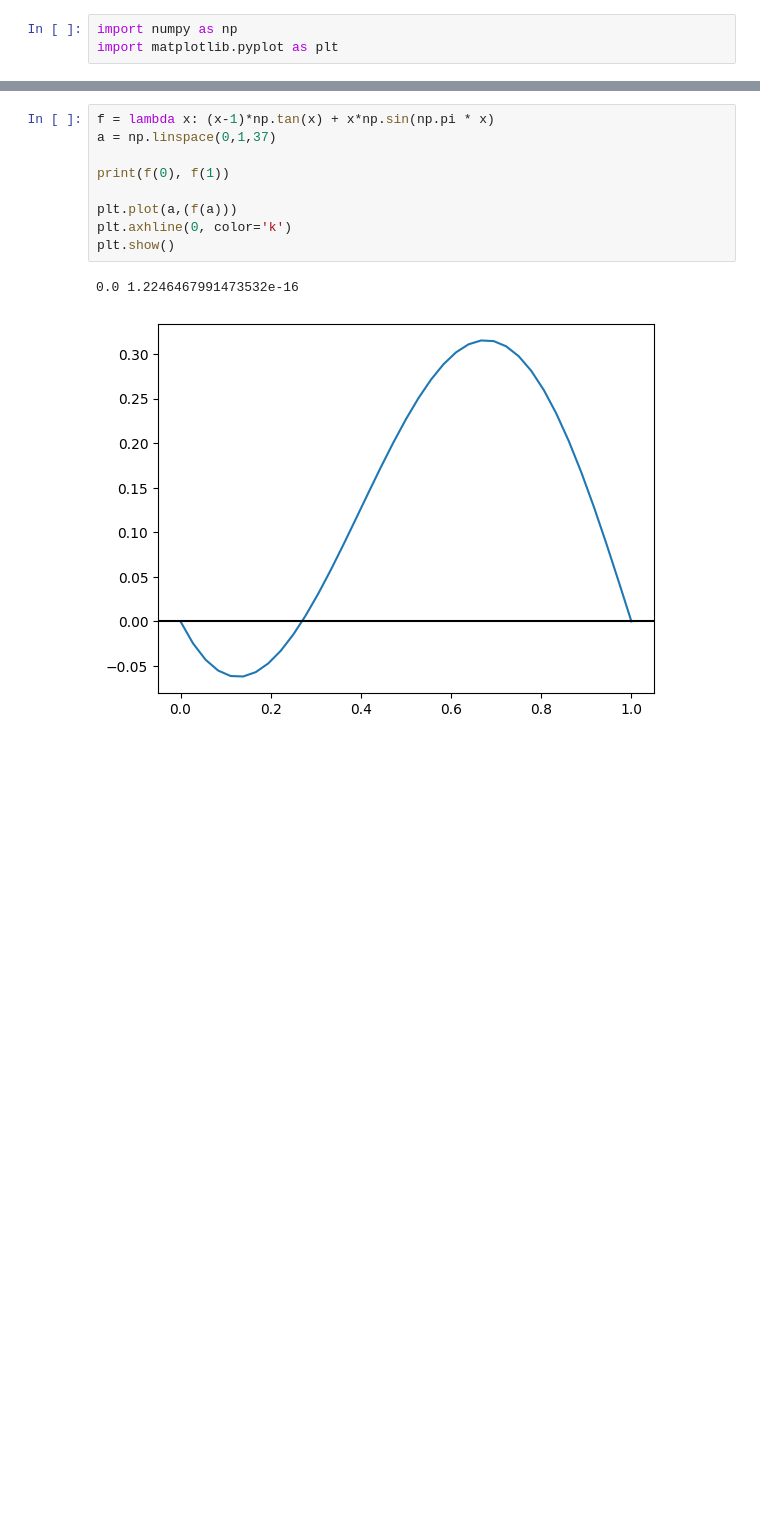
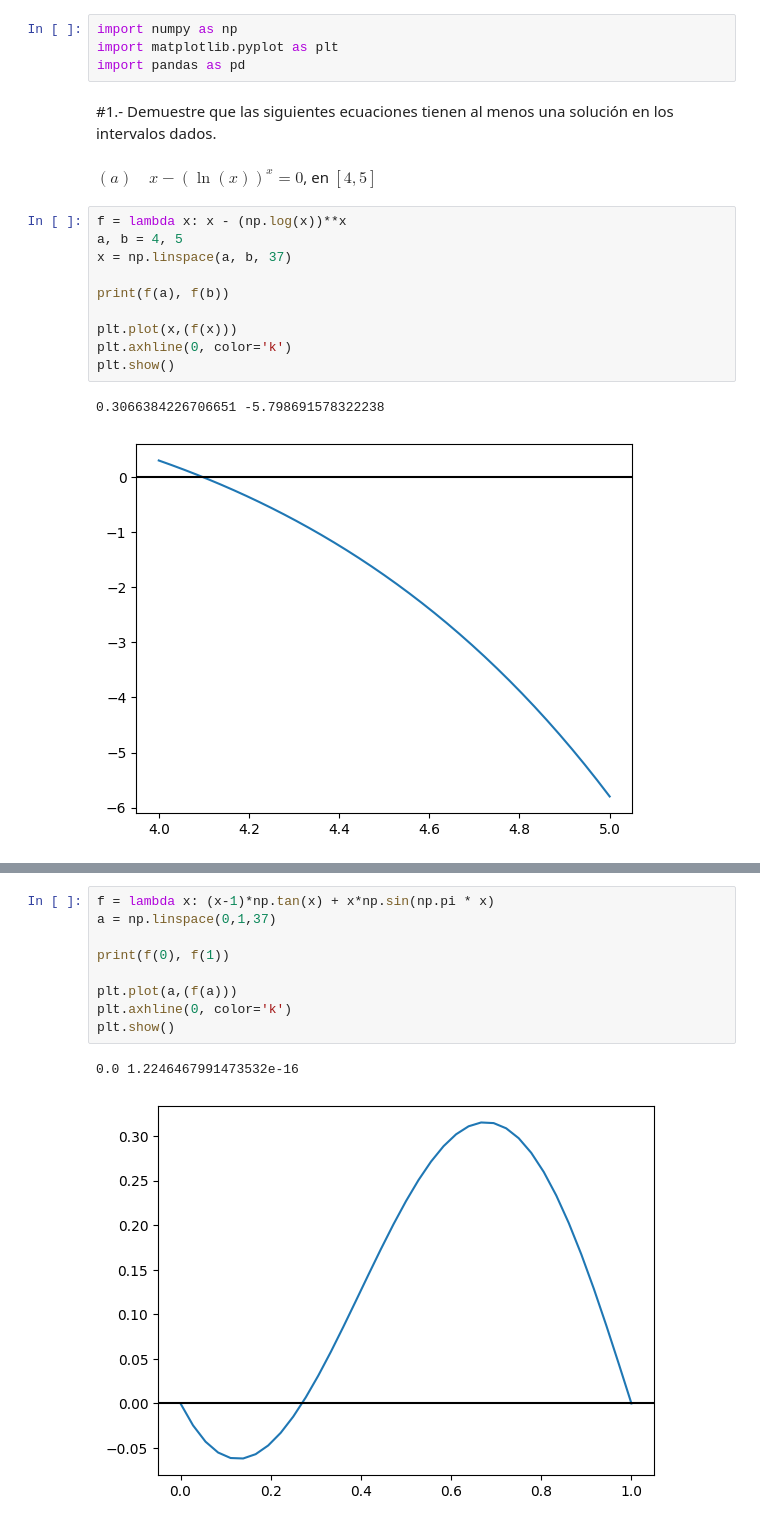
Before and after one commit to Vixuz144/Simu2, a Jupyter notebook: Act1.ipynb, the cells around one changed output, grey strips where cells are left out. Cells and saved outputs as stored; diff of their text form; blank space fills up the shorter version.

```diff
--- a/Act1.ipynb
+++ b/Act1.ipynb
@@ -3,3 +3,21 @@
 # %%
 import numpy as np
 import matplotlib.pyplot as plt
+import pandas as pd
+# %% [markdown]
+#1.- Demuestre que las siguientes ecuaciones tienen al menos una solución en los intervalos dados.
+# %% [markdown]
+$ (a) \quad x - (\ln(x))^x = 0$, en $[4, 5] $
+# %%
+f = lambda x: x - (np.log(x))**x
+a, b = 4, 5
+x = np.linspace(a, b, 37)
+
+print(f(a), f(b))
+
+plt.plot(x,(f(x)))
+plt.axhline(0, color='k')
+plt.show()
+# %% [output]
+0.3066384226706651 -5.798691578322238
+[figure, added]
```
Also changed, not shown: parts of 14 cells of this notebook.
